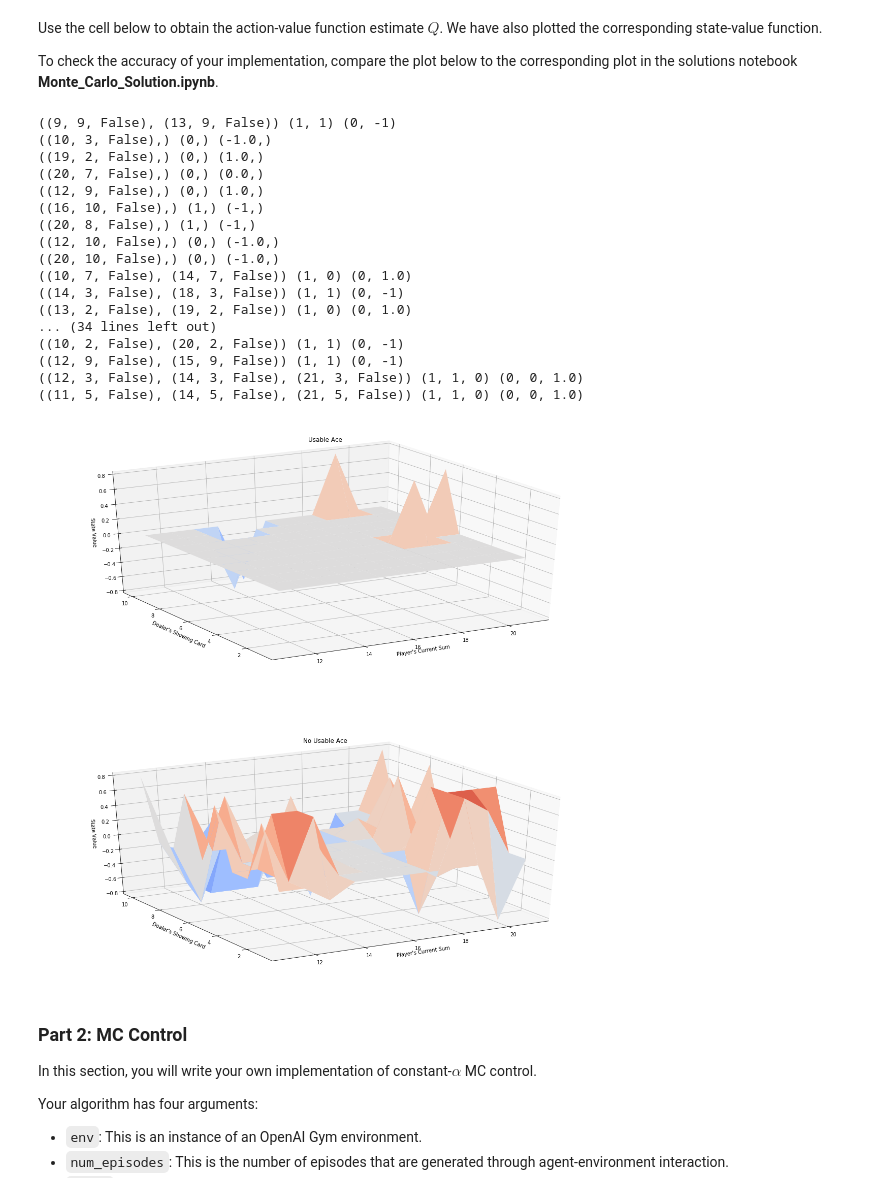
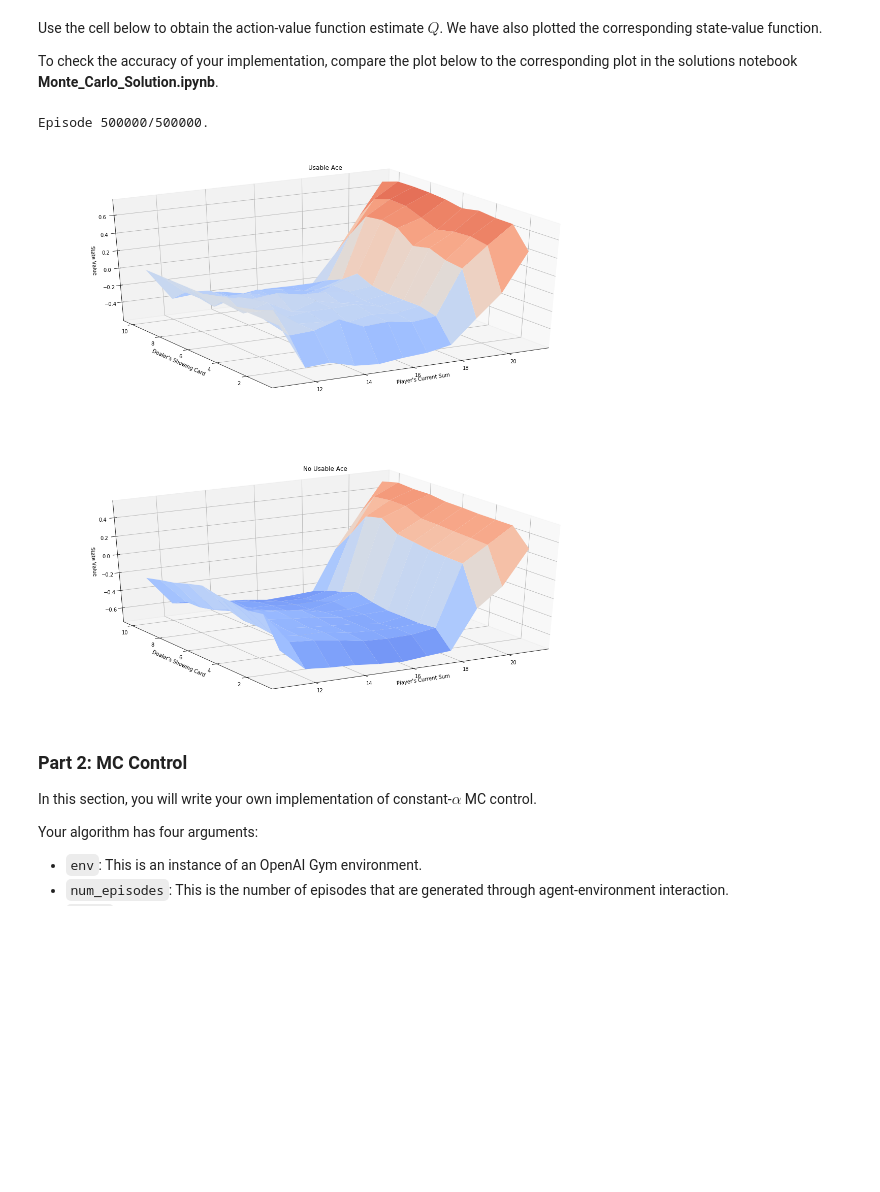
Before and after one commit to faberfred/udacity-deep-RL, a Jupyter notebook: monte-carlo/Monte_Carlo.ipynb, the cells around one changed output. Saved outputs shown, nothing was run; the diff lists cells and outputs as text; code cells hidden in the pictures; blank space fills up the shorter version.

```diff
--- a/monte-carlo/Monte_Carlo.ipynb
+++ b/monte-carlo/Monte_Carlo.ipynb
@@ -191,34 +192,17 @@ Use the cell below to obtain the action-value function estimate $Q$.  We have al
 To check the accuracy of your implementation, compare the plot below to the corresponding plot in the solutions notebook **Monte_Carlo_Solution.ipynb**.
 # %%
 # obtain the action-value function
-# Q = mc_prediction_q(env, 500000, generate_episode_from_limit_stochastic)
-Q = mc_prediction_q(env, 50, generate_episode_from_limit_stochastic)
+Q = mc_prediction_q(env, 500000, generate_episode_from_limit_stochastic)
 
 # obtain the corresponding state-value function
 V_to_plot = dict((k,(k[0]>18)*(np.dot([0.8, 0.2],v)) + (k[0]<=18)*(np.dot([0.2, 0.8],v))) \
          for k, v in Q.items())
 
 # plot the state-value function
 plot_blackjack_values(V_to_plot)
 # %% [output]
-((9, 9, False), (13, 9, False)) (1, 1) (0, -1)
-((10, 3, False),) (0,) (-1.0,)
-((19, 2, False),) (0,) (1.0,)
-((20, 7, False),) (0,) (0.0,)
-((12, 9, False),) (0,) (1.0,)
-((16, 10, False),) (1,) (-1,)
-((20, 8, False),) (1,) (-1,)
-((12, 10, False),) (0,) (-1.0,)
-((20, 10, False),) (0,) (-1.0,)
-((10, 7, False), (14, 7, False)) (1, 0) (0, 1.0)
-((14, 3, False), (18, 3, False)) (1, 1) (0, -1)
-((13, 2, False), (19, 2, False)) (1, 0) (0, 1.0)
-... (34 lines left out)
-((10, 2, False), (20, 2, False)) (1, 1) (0, -1)
-((12, 9, False), (15, 9, False)) (1, 1) (0, -1)
-((12, 3, False), (14, 3, False), (21, 3, False)) (1, 1, 0) (0, 0, 1.0)
-((11, 5, False), (14, 5, False), (21, 5, False)) (1, 1, 0) (0, 0, 1.0)
+Episode 500000/500000.
-[figure, old version]
+[figure, new version]
 # %% [markdown]
 ### Part 2: MC Control
 
```
Also changed, not shown: parts of 1 cell of this notebook.
